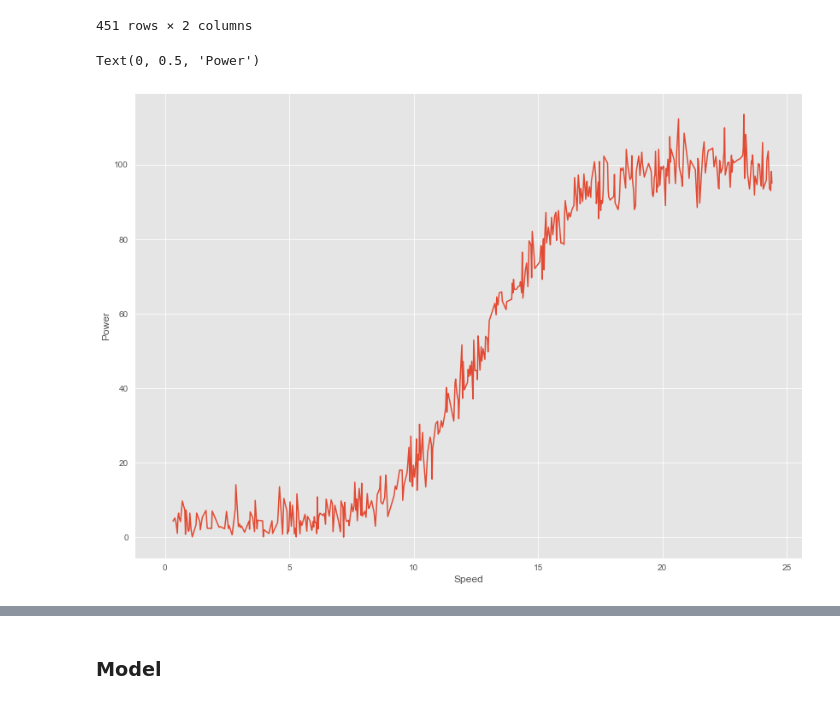
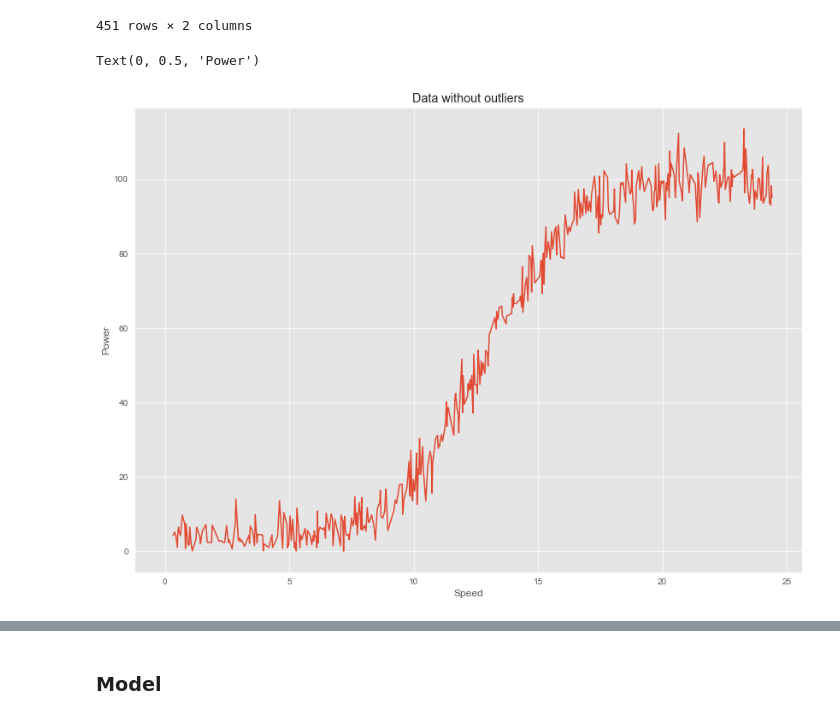
Before and after one commit to KatarzynaConnell/MachineLearn_Project2020, a Jupyter notebook: MachineLearn_Project2020.ipynb, the cells around one changed output, grey strips where cells are left out. Cells and saved outputs as stored; diff of their text form; code cells hidden in the pictures.

```diff
--- a/MachineLearn_Project2020.ipynb
+++ b/MachineLearn_Project2020.ipynb
@@ -170,12 +161,13 @@ newdf
 451 rows × 2 columns
 # %%
 #Check if power output zero is removed from the regression
+plt.title('Data without outliers')
 plt.plot(nx,ny,9)
 plt.xlabel('Speed')
 plt.ylabel('Power')
 # %% [output]
 Text(0, 0.5, 'Power')
-[figure, old version]
+[figure, new version]
 # %%
 import statsmodels.api as sm
 
```
Also changed, not shown: parts of 36 cells of this notebook, 2 other files.
